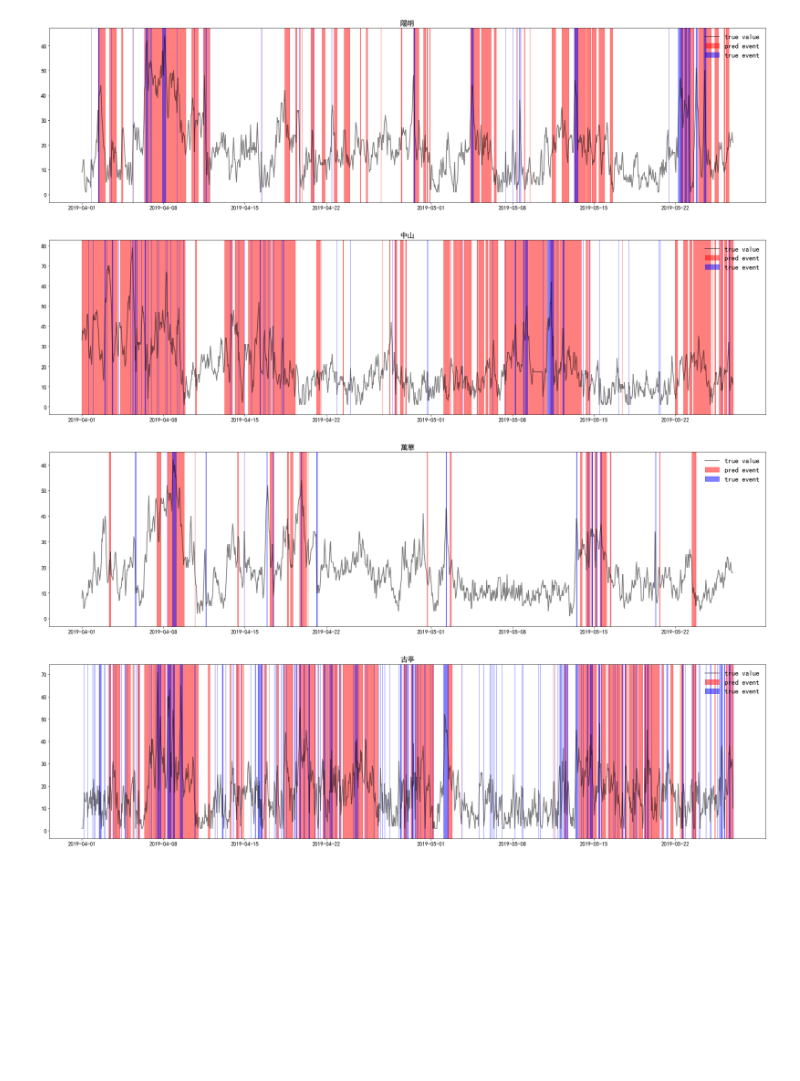
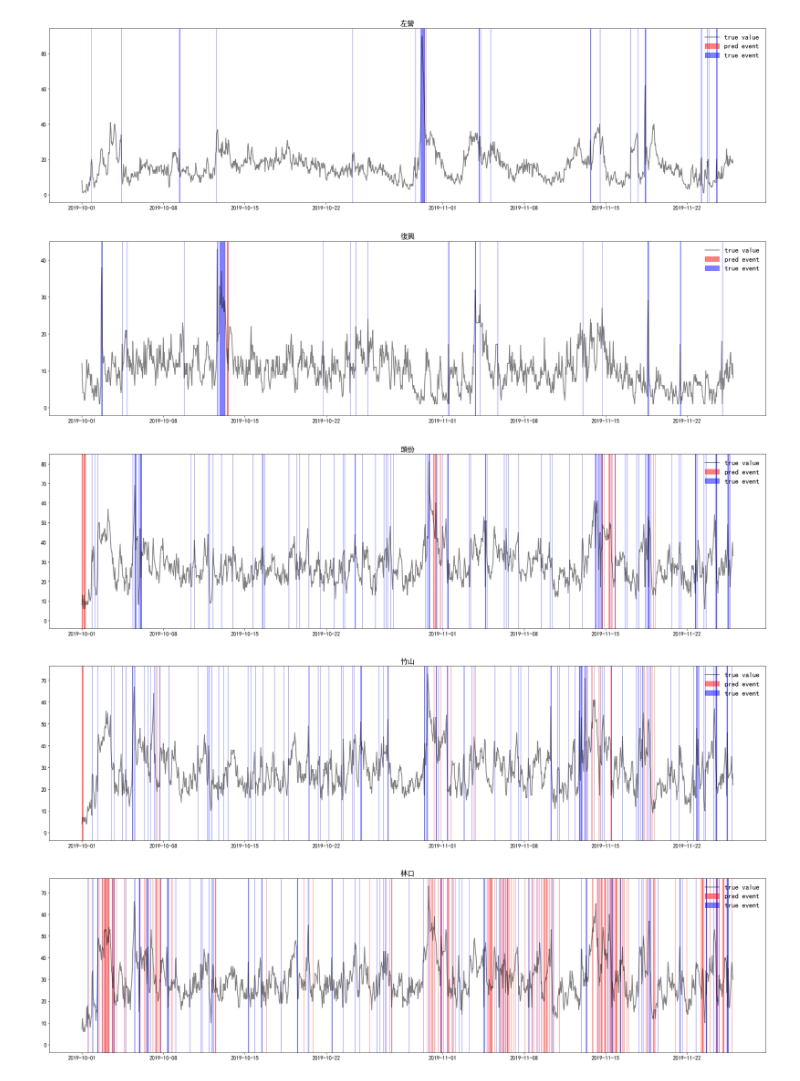
Before and after one commit to archiexdex/pm25_research, a Jupyter notebook: result_visualisation.ipynb, the cells around one changed output. Saved outputs shown, nothing was run; the diff lists cells and outputs as text; code cells hidden in the pictures; blank space fills up the shorter version.

```diff
--- a/result_visualisation.ipynb
+++ b/result_visualisation.ipynb
@@ -46,9 +46,12 @@ def get_scope(x, y):
     return x_list, y_list
 # %%
 def get_mask(opt, data, thres):
+    mask = np.zeros((data.shape[0]))
+    if opt.is_min_threshold:
+        index = np.argwhere(thres>=opt.threshold)
+        thres[index] = opt.threshold
     dif_data = abs(data[1:] - data[:-1]) if opt.use_abs_delta else data[1:] - data[:-1]
     index = np.argwhere(dif_data>=10)[:, 0] + 1
-    mask = np.zeros((data.shape[0]))
     mask[index] = 1
     mask[data>=thres] = 1
     return mask
@@ -86,7 +89,7 @@ def plot(sitename, no):
     # -------------------------------
     # Zoom data
     # -------------------------------
-    st = np.where(date == '2019/04/01 00:00')[0][0]
+    st = np.where(date == '2019/10/01 00:00')[0][0]
     ed = st + 24 * 28 * 2
 #     st = 0
 #     ed = -1
@@ -107,36 +110,38 @@ def plot(sitename, no):
                     label='pred event'
                    )
     ax.fill_between(x, 0, max(true),
                     where=mask>.5,
                     color='b',
                     alpha=0.5,
                     transform=ax.get_xaxis_transform(),
                     label='true event'
                    )
     ax.plot(x, true,      color='black',  lw=2,  alpha=.5, label='true value')
     ax.legend(loc='best', frameon=False, fontsize='xx-large')
 
     plt.title(f"{sitename}", fontsize=18)
     plt.xticks(fontsize=14)
     plt.yticks(fontsize=14)
     plt.show()
 
-no = 142
+no = 146
 args = [f"--no={no}"]
 opt = parse(args)
 with open(f"{opt.cfg_dir}/{opt.no}.json", "r") as fp:
     opt = json.load(fp)
 opt = Namespace(**opt)
 # opt.use_abs_delta = False
 same_seeds(opt.seed)
 shift = -1 # -1 ... -target_size
 
-for sitename in SAMPLE_SITES:
+# for sitename in SAMPLE_SITES:
+for sitename in ['左營', '復興', '頭份', '竹山', '林口', '嘉義', '恆春', '臺東', '忠明']:
 #     print(sitename)
     plot(sitename, f"{no}")
 #     break
 # %% [output]
-[figure, old version]
+[figure, new version]
-[figure, old version]
+[figure, new version]
-[figure, old version]
+[figure, new version]
-[figure, old version]
+[figure, new version]
+[figure, added]
```
Also changed, not shown: parts of 1 cell of this notebook, 4 other files.
